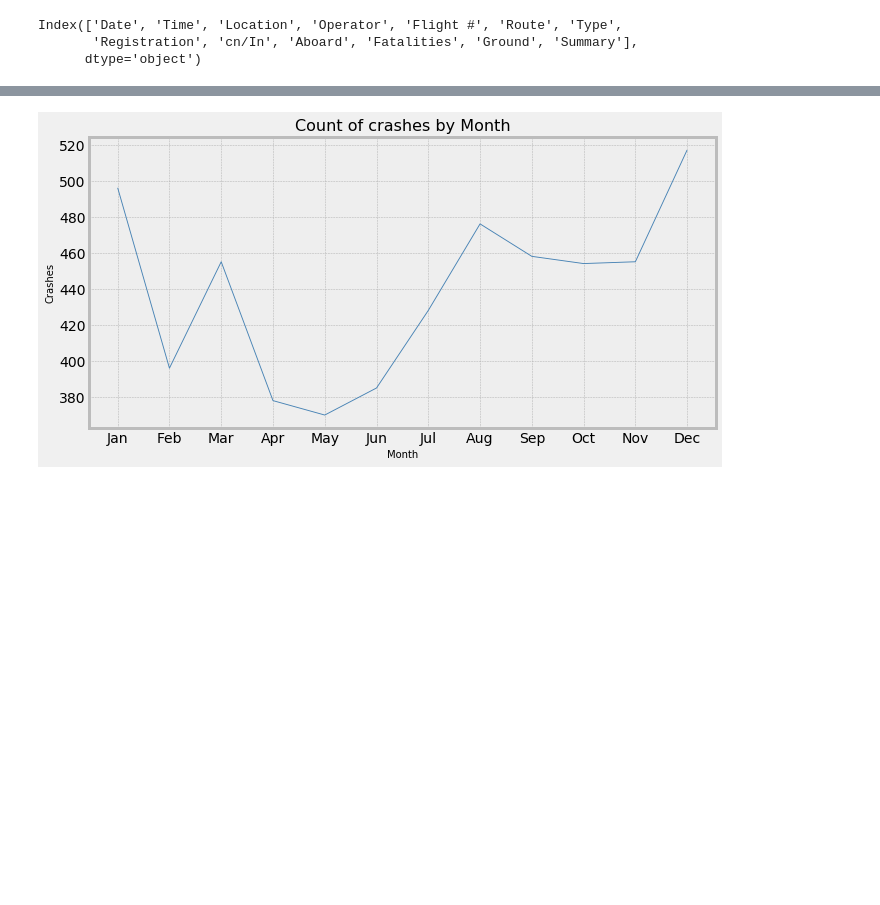
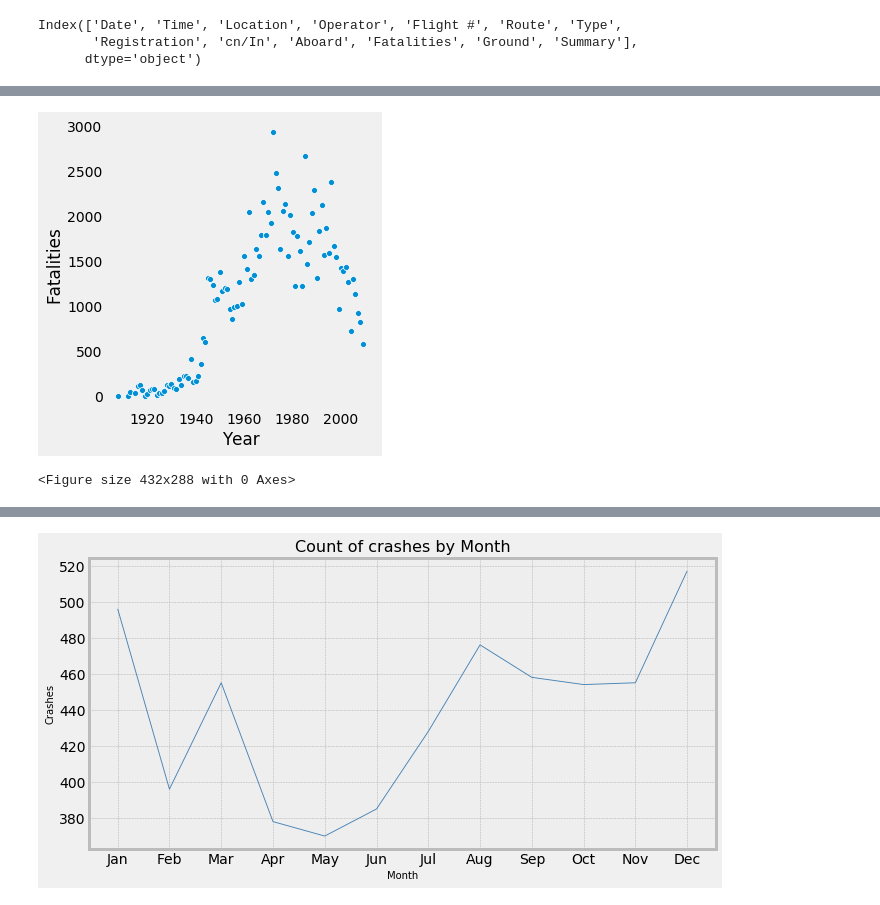
Before and after one commit to LauraJ3053/Project_01, a Jupyter notebook: Airplane_Crashes/Airplane_Crashes-Group.ipynb, the cells around one changed output, grey strips where cells are left out. Saved outputs shown, nothing was run; the diff lists cells and outputs as text; code cells hidden in the pictures; blank space fills up the shorter version.

```diff
--- a/Airplane_Crashes/Airplane_Crashes-Group.ipynb
+++ b/Airplane_Crashes/Airplane_Crashes-Group.ipynb
@@ -118,0 +121,7 @@ plt.show()
+# %%
+# grouping fatalities by year
+by_year = df.groupby(["Year"]).sum()["Fatalities"]
+yr_fatalities = by_year.rename(columns = {"Year": "Fatalities"})
+df_yr_fatalities = pd.DataFrame(by_year)
+df_yr_fatalities = df_yr_fatalities.reset_index()
+df_yr_fatalities.sort_values(["Fatalities"], ascending = False).head()
@@ -118,0 +135,10 @@ plt.show()
+# %%
+#All years with number of fatalities
+plt_yr_fatalities = sns.relplot(x= "Year", y="Fatalities",
+                                data = df_yr_fatalities)
+plt.grid()
+plt.show()
+plt.savefig("Images/all_years_fatalities.png")
+# %% [output]
+[figure, added]
+<Figure size 432x288 with 0 Axes>
```
Also changed, not shown: parts of 30 cells of this notebook, 8 other files.
